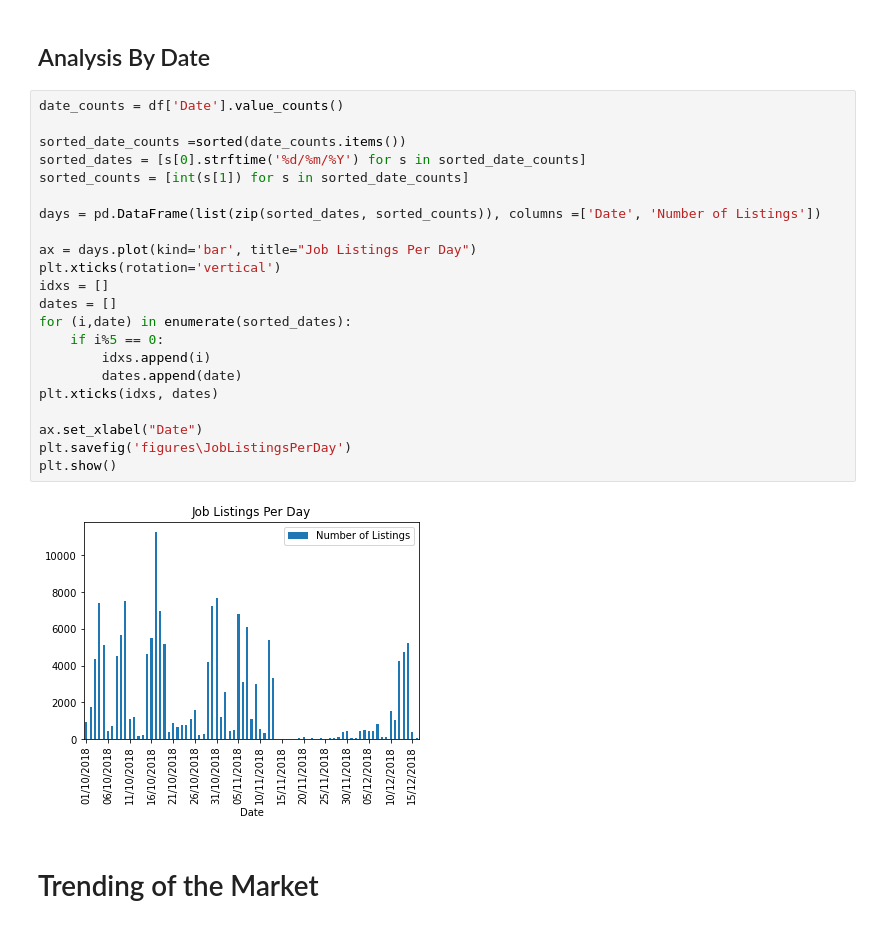
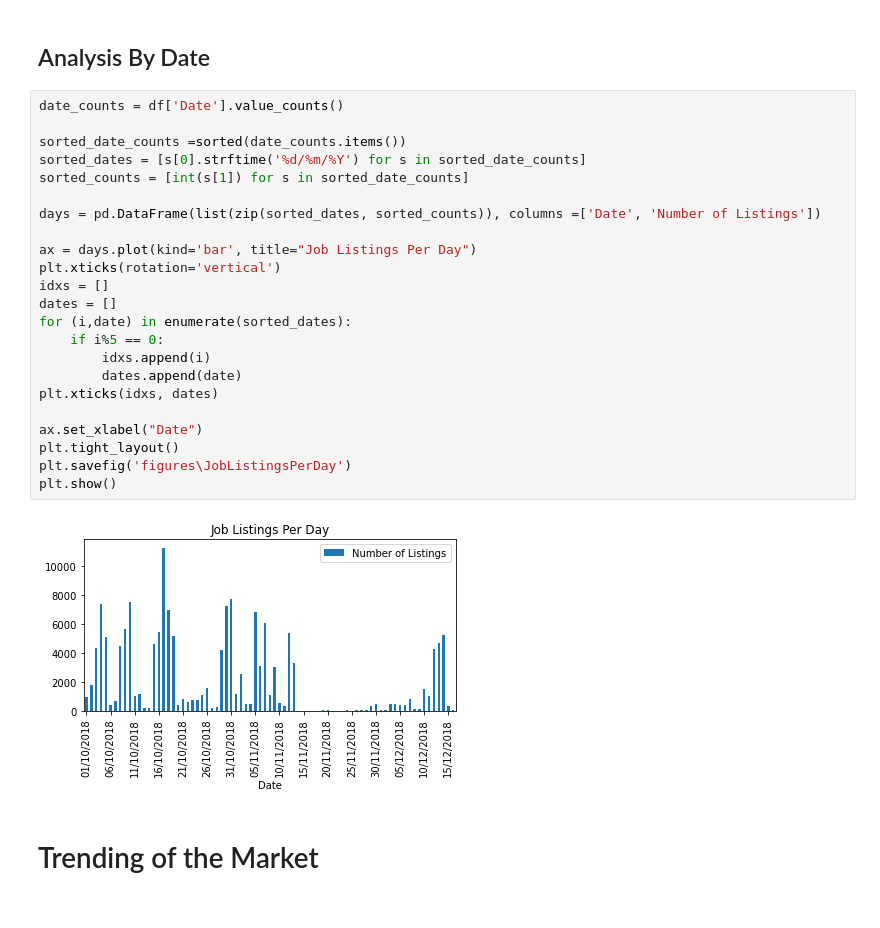
Before and after one commit to RyanWillie/Big-Data-Assignment, a Jupyter notebook: Notebook.ipynb, the cells around one changed output. Cells and saved outputs as stored; diff of their text form.

```diff
--- a/Notebook.ipynb
+++ b/Notebook.ipynb
@@ -328,27 +334,28 @@ plt.show()
 # %%
 date_counts = df['Date'].value_counts()
 
 sorted_date_counts =sorted(date_counts.items())
 sorted_dates = [s[0].strftime('%d/%m/%Y') for s in sorted_date_counts]
 sorted_counts = [int(s[1]) for s in sorted_date_counts]
 
 days = pd.DataFrame(list(zip(sorted_dates, sorted_counts)), columns =['Date', 'Number of Listings'])
 
 ax = days.plot(kind='bar', title="Job Listings Per Day")
 plt.xticks(rotation='vertical')
 idxs = []
 dates = []
 for (i,date) in enumerate(sorted_dates):
     if i%5 == 0:
         idxs.append(i)
         dates.append(date)
 plt.xticks(idxs, dates)
 
 ax.set_xlabel("Date")
+plt.tight_layout()
 plt.savefig('figures\JobListingsPerDay')
 plt.show()
 # %% [output]
-[figure, old version]
+[figure, new version]
 # %% [markdown]
 # Trending of the Market
 # %% [markdown]
```
Also changed, not shown: parts of 6 cells of this notebook, 8 other files.
